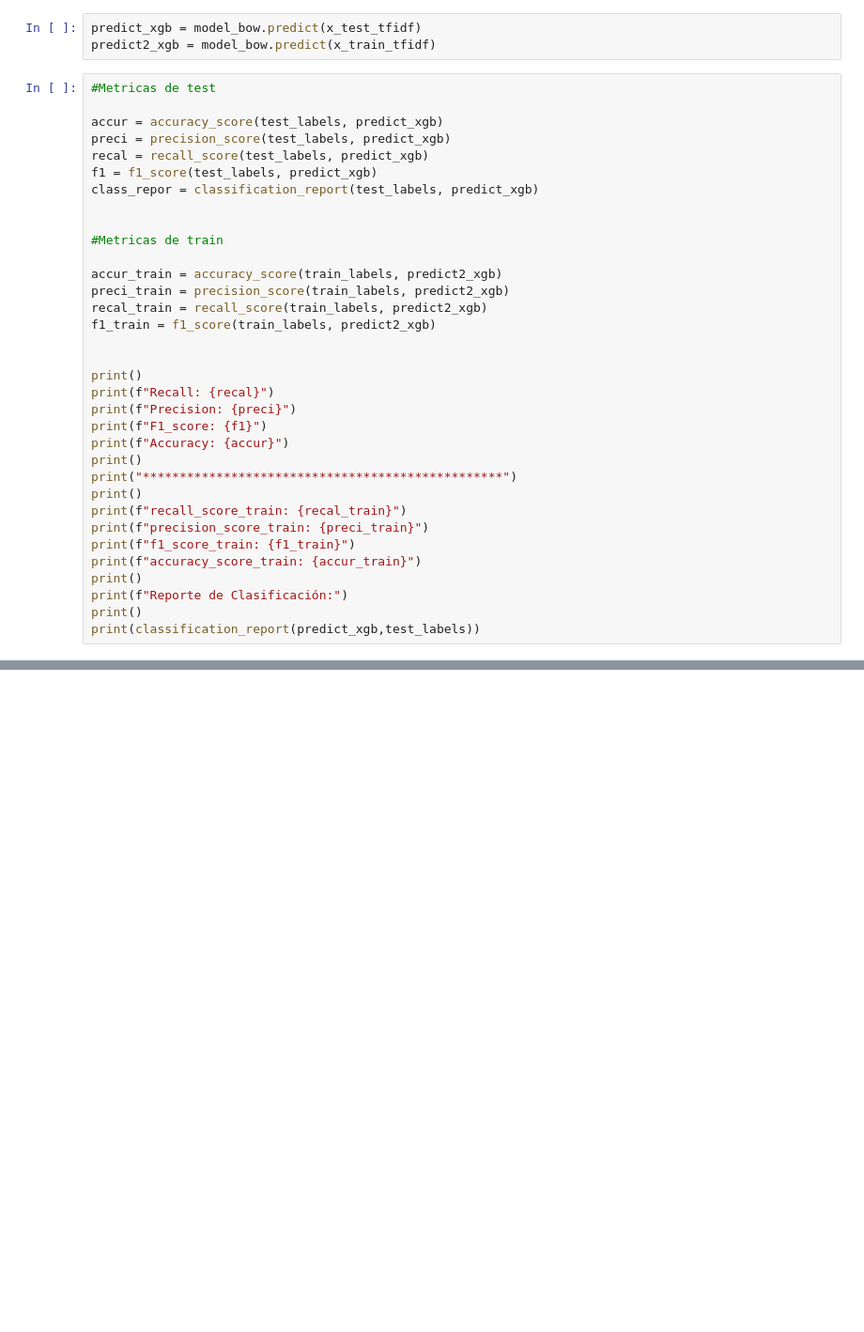
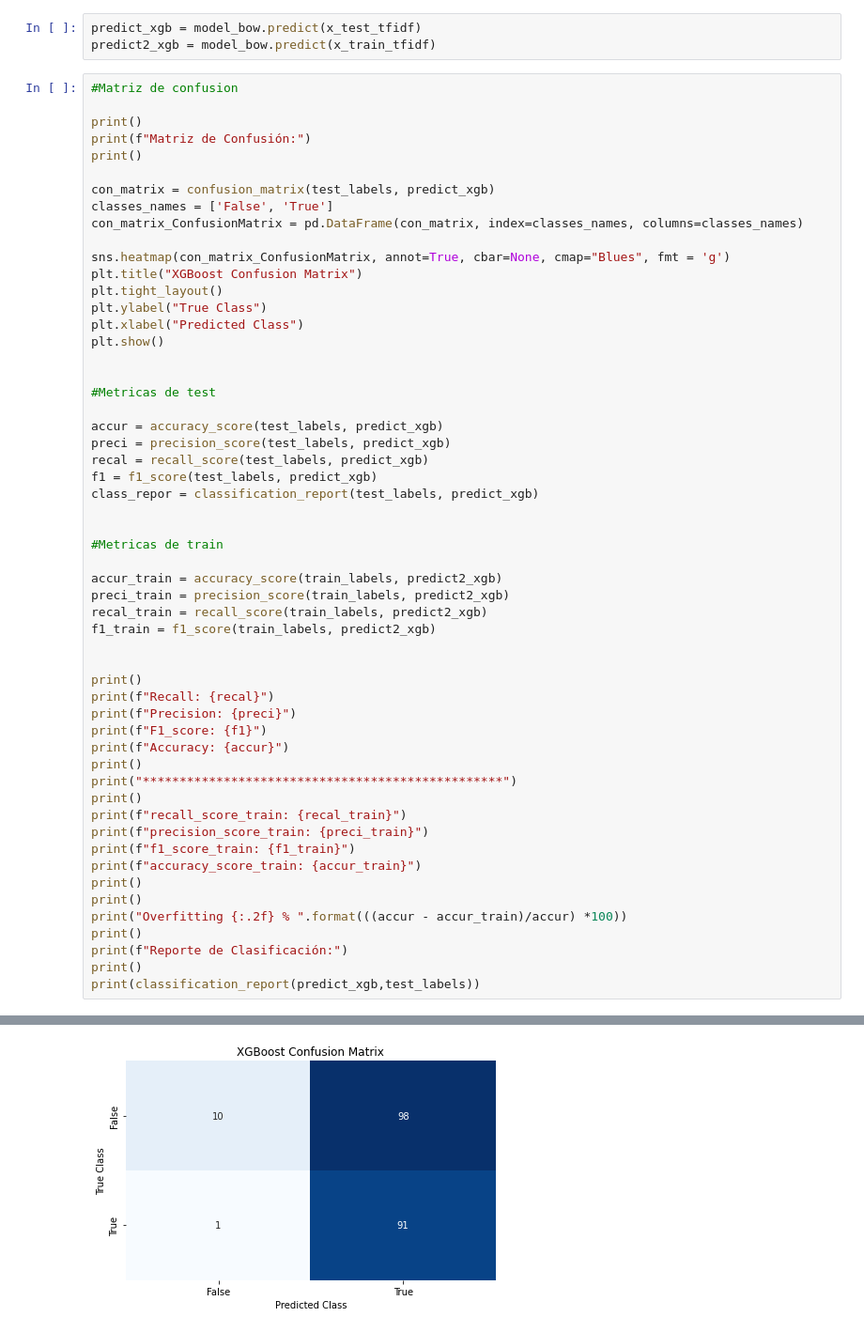
Before and after one commit to Factoria-F5-AI-Bootcamp-1-Edicion/NLP_Verbo, a Jupyter notebook: EDA_Verbo.ipynb, the cells around one changed output, grey strips where cells are left out. Shown: that part at 94% size. Drawn from its saved outputs; the diff is of its cells as text; blank space fills up the shorter version.

```diff
--- a/EDA_Verbo.ipynb
+++ b/EDA_Verbo.ipynb
@@ -435,6 +456,24 @@ XGBClassifier(learning_rate=0.9, random_state=22)
 predict_xgb = model_bow.predict(x_test_tfidf)
 predict2_xgb = model_bow.predict(x_train_tfidf)
 # %%
+#Matriz de confusion
+
+print()
+print(f"Matriz de Confusión:")
+print()
+
+con_matrix = confusion_matrix(test_labels, predict_xgb)
+classes_names = ['False', 'True']
+con_matrix_ConfusionMatrix = pd.DataFrame(con_matrix, index=classes_names, columns=classes_names)
+
+sns.heatmap(con_matrix_ConfusionMatrix, annot=True, cbar=None, cmap="Blues", fmt = 'g')
+plt.title("XGBoost Confusion Matrix")
+plt.tight_layout()
+plt.ylabel("True Class")
+plt.xlabel("Predicted Class")
+plt.show()
+
+
 #Metricas de test
 
 accur = accuracy_score(test_labels, predict_xgb)
@@ -465,6 +504,9 @@ print(f"precision_score_train: {preci_train}")
 print(f"f1_score_train: {f1_train}")
 print(f"accuracy_score_train: {accur_train}")
 print()
+print()
+print("Overfitting {:.2f} % ".format(((accur - accur_train)/accur) *100))
+print()
 print(f"Reporte de Clasificación:")
 print()
 print(classification_report(predict_xgb,test_labels))
@@ -488,0 +515 @@ weighted avg       0.68      0.67      0.67       200
+[figure, added]
```
Also changed, not shown: parts of 16 cells of this notebook.
